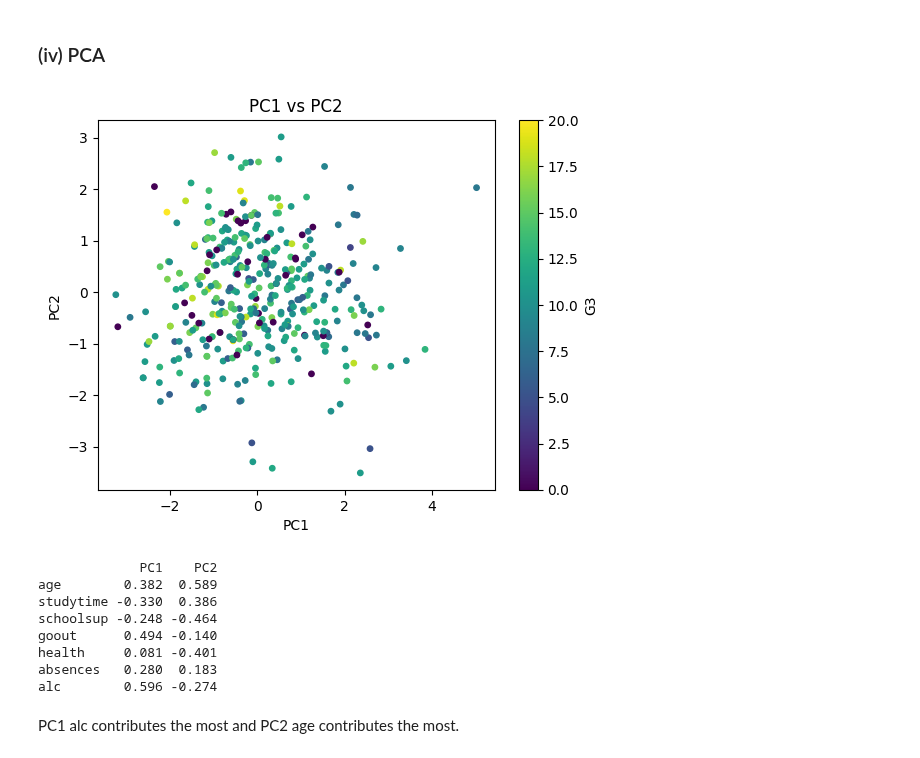
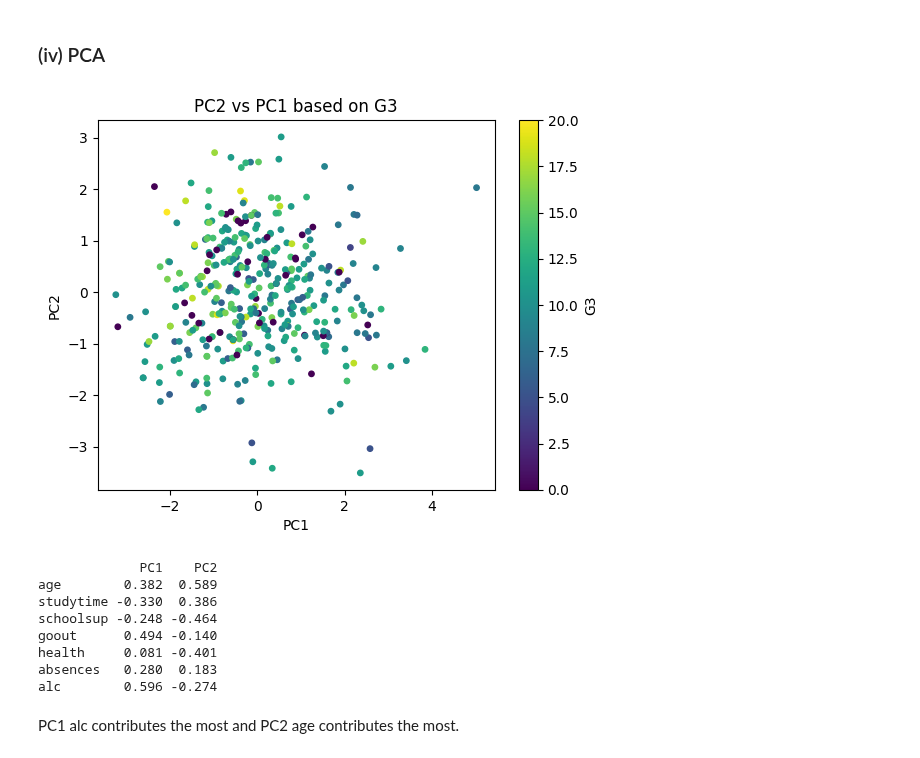
Before and after one commit to rbatra02/DSCI552, a Jupyter notebook: Q8/notebook/Batra_Raghav_Q8.ipynb, the cells around one changed output. Saved outputs shown, nothing was run; the diff lists cells and outputs as text; code cells hidden in the pictures.

```diff
--- a/Q8/notebook/Batra_Raghav_Q8.ipynb
+++ b/Q8/notebook/Batra_Raghav_Q8.ipynb
@@ -17,9 +17,9 @@ Data Exploration and Preprocessing
 
 i, ii
 # %%
-DATA_DIR = "./student"
+DATA_DIR = "../student"
 
-df = pd.read_csv("./student/student-mat.csv", sep=";")
+df = pd.read_csv("../student/student-mat.csv", sep=";")
 
 cols = ["age", "studytime", "schoolsup", "goout", "Dalc", "Walc", "health", "absences", "G3"]
 
@@ -78,23 +84,23 @@ dtype: int64
 # %%
 from sklearn.preprocessing import StandardScaler
 from sklearn.decomposition import PCA
 
 X_std = pd.DataFrame(StandardScaler().fit_transform(X), columns=X.columns)
 
 pca = PCA()
 pcs = pca.fit_transform(X_std)
 
 plt.scatter(pcs[:, 0], pcs[:,1], c=y, cmap="viridis", s=15)
 plt.colorbar(label="G3")
 plt.xlabel("PC1")
 plt.ylabel("PC2")
-plt.title("PC1 vs PC2")
+plt.title("PC2 vs PC1 based on G3")
 plt.show()
 
 loadings = pd.DataFrame(pca.components_[:2].T, index=X.columns, columns=["PC1", "PC2"])
 print(loadings.round(3))
 # %% [output]
-[figure, old version]
+[figure, new version]
              PC1    PC2
 age        0.382  0.589
 studytime -0.330  0.386
```
Also changed, not shown: parts of 1 cell of this notebook.
